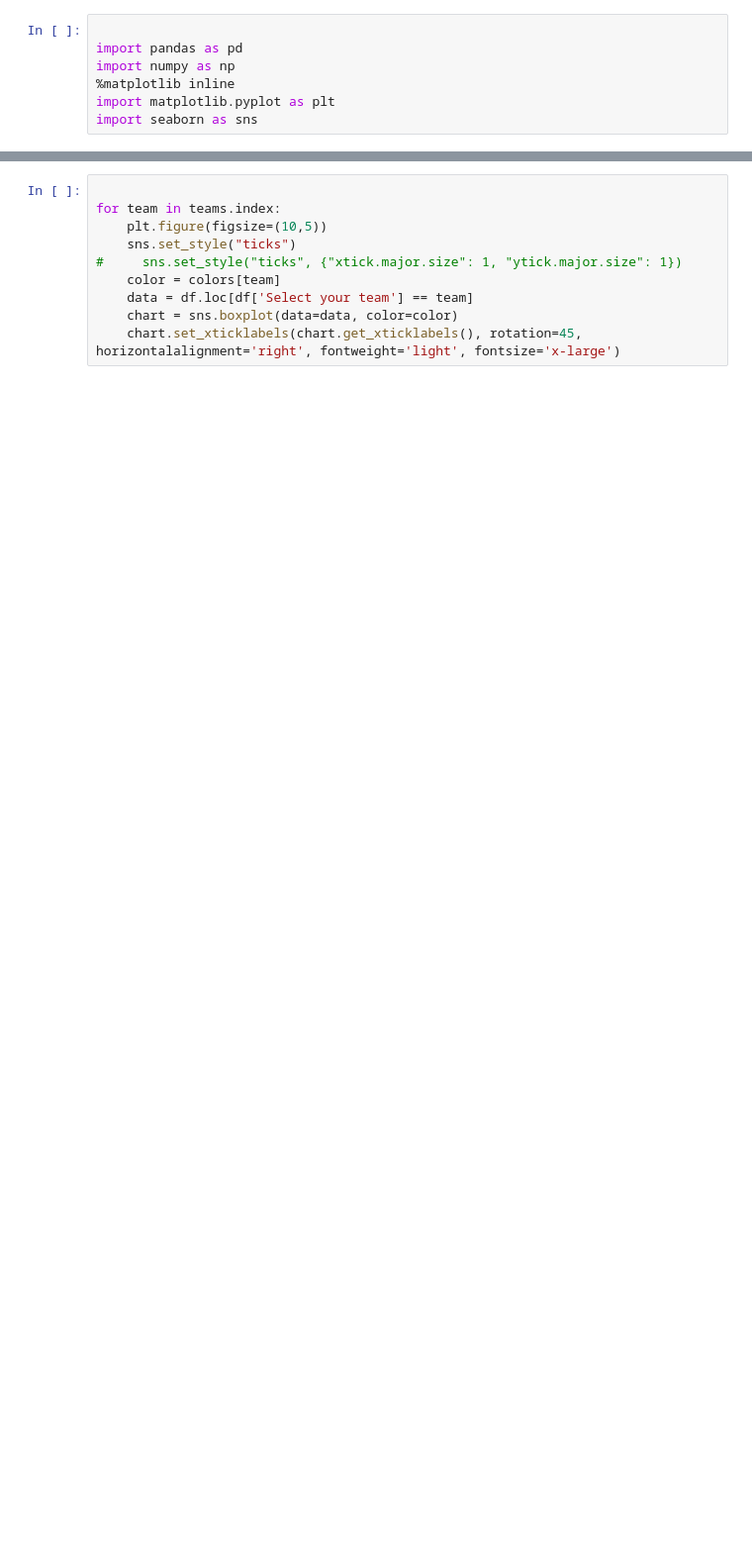
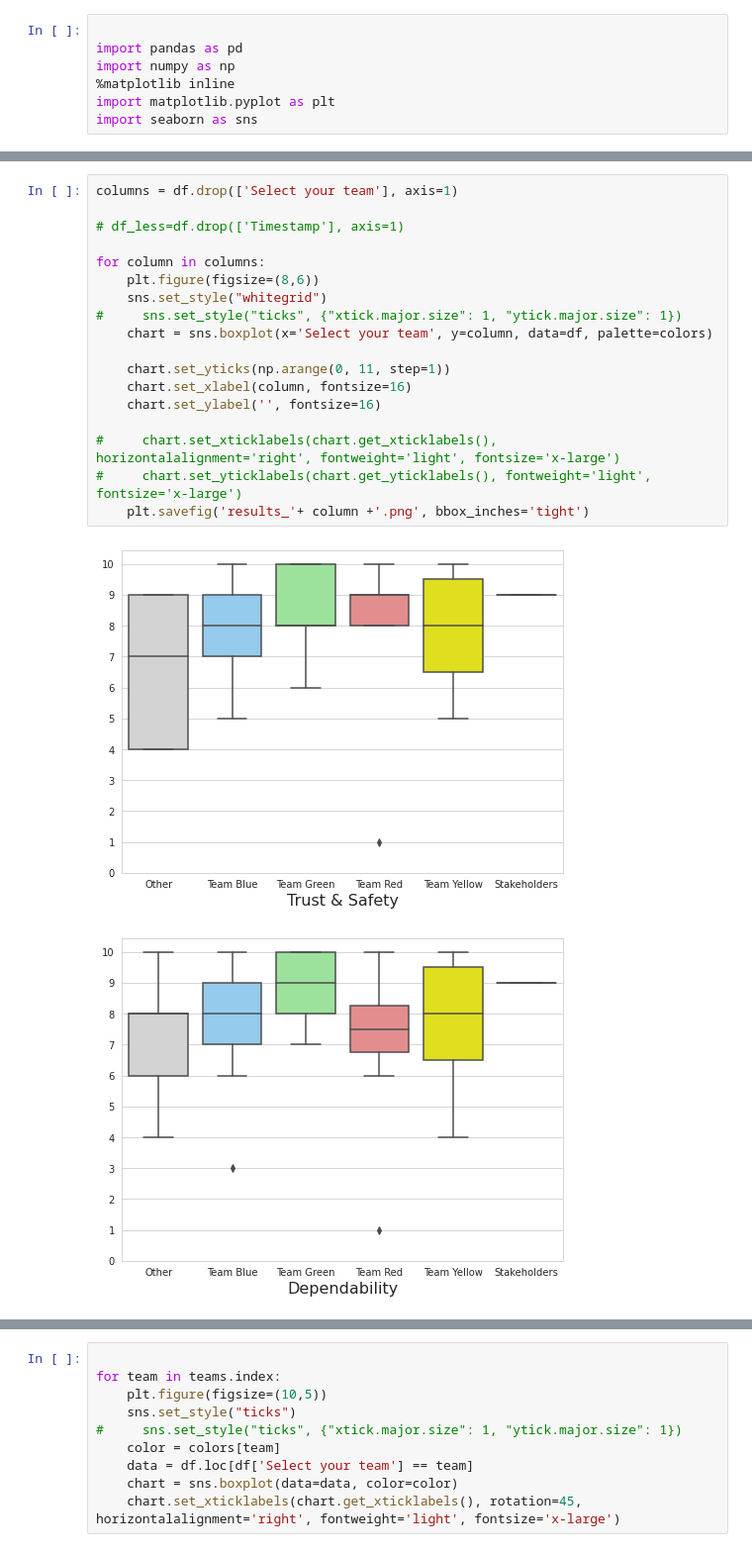
Before and after one commit to marisly/stats, a Jupyter notebook: charts.ipynb, the cells around one changed output, grey strips where cells are left out. Shown at 99% size. Saved outputs shown, nothing was run; the diff lists cells and outputs as text; blank space fills up the shorter version.

```diff
--- a/charts.ipynb
+++ b/charts.ipynb
@@ -29,0 +92,21 @@ Text(0,0.5,'')
+# %%
+columns = df.drop(['Select your team'], axis=1)
+
+# df_less=df.drop(['Timestamp'], axis=1)
+
+for column in columns:
+    plt.figure(figsize=(8,6))
+    sns.set_style("whitegrid")
+#     sns.set_style("ticks", {"xtick.major.size": 1, "ytick.major.size": 1})
+    chart = sns.boxplot(x='Select your team', y=column, data=df, palette=colors)
+
+    chart.set_yticks(np.arange(0, 11, step=1))
+    chart.set_xlabel(column, fontsize=16)
+    chart.set_ylabel('', fontsize=16)
+
+#     chart.set_xticklabels(chart.get_xticklabels(), horizontalalignment='right', fontweight='light', fontsize='x-large')
+#     chart.set_yticklabels(chart.get_yticklabels(), fontweight='light', fontsize='x-large')
+    plt.savefig('results_'+ column +'.png', bbox_inches='tight')
+# %% [output]
+[figure, added]
+[figure, added]
```
Also changed, not shown: parts of 7 cells of this notebook.
